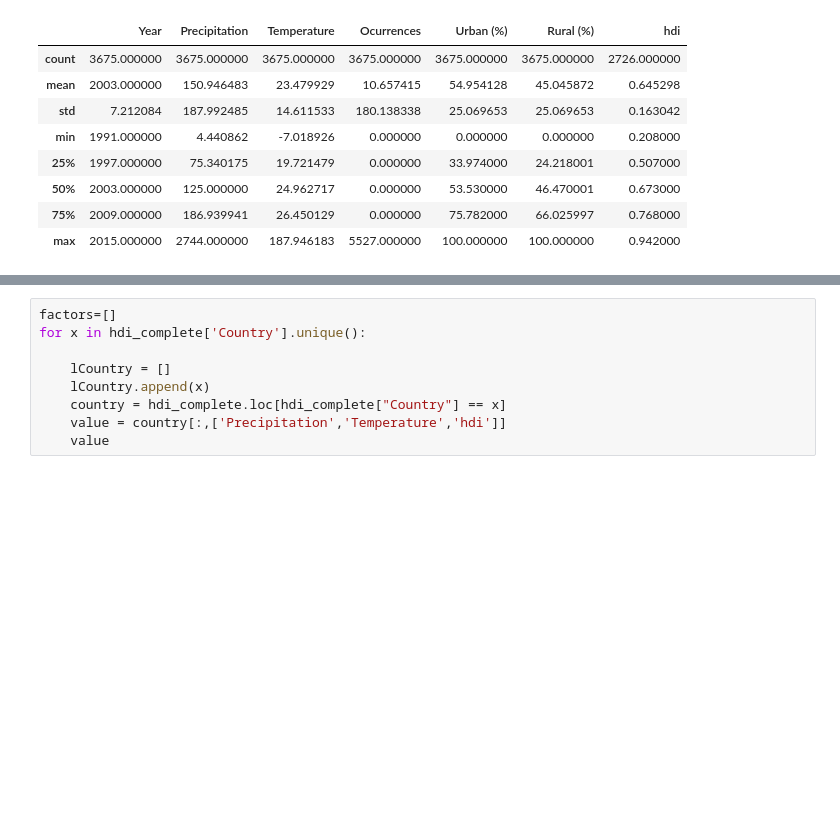
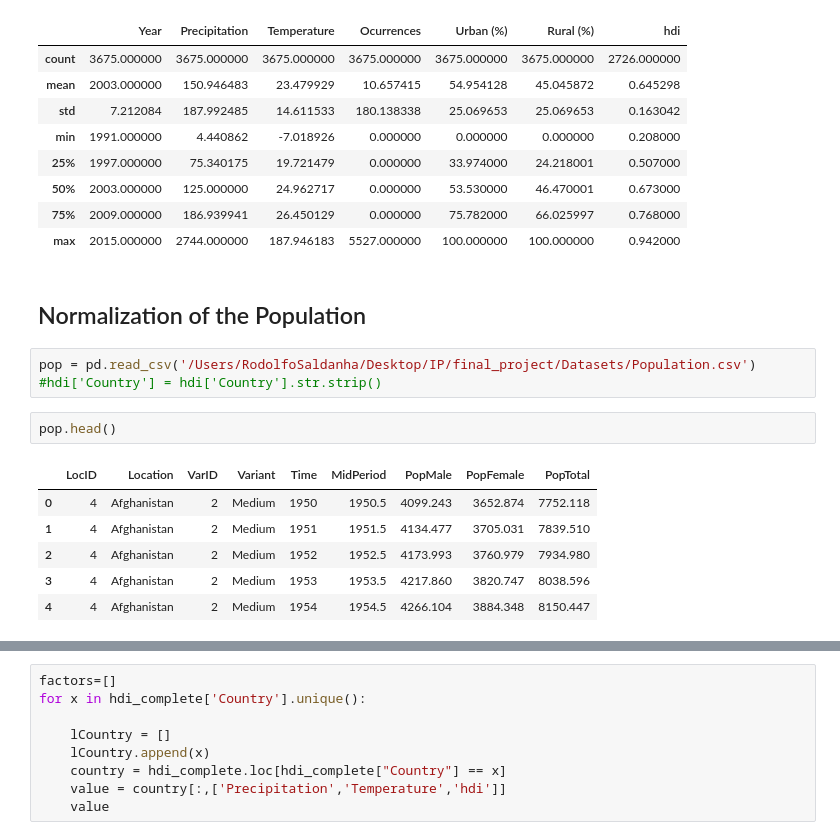
Before and after one commit to QuirkyDataScientist1978/project_dengue_fever, a Jupyter notebook: Final_Project_IP.ipynb, the cells around one changed output, grey strips where cells are left out. Cells and saved outputs as stored; diff of their text form; blank space fills up the shorter version.

```diff
--- a/Final_Project_IP.ipynb
+++ b/Final_Project_IP.ipynb
@@ -461,3 +461,17 @@ t.describe()
 | 50% | 2003.000000 | 125.000000 | 24.962717 | 0.000000 | 53.530000 | 46.470001 | 0.673000 |
 | 75% | 2009.000000 | 186.939941 | 26.450129 | 0.000000 | 75.782000 | 66.025997 | 0.768000 |
 | max | 2015.000000 | 2744.000000 | 187.946183 | 5527.000000 | 100.000000 | 100.000000 | 0.942000 |
+# %% [markdown]
+## Normalization of the Population
+# %%
+pop = pd.read_csv('/Users/RodolfoSaldanha/Desktop/IP/final_project/Datasets/Population.csv')
+#hdi['Country'] = hdi['Country'].str.strip()
+# %%
+pop.head()
+# %% [output]
+|  | LocID | Location | VarID | Variant | Time | MidPeriod | PopMale | PopFemale | PopTotal |
+| 0 | 4 | Afghanistan | 2 | Medium | 1950 | 1950.5 | 4099.243 | 3652.874 | 7752.118 |
+| 1 | 4 | Afghanistan | 2 | Medium | 1951 | 1951.5 | 4134.477 | 3705.031 | 7839.510 |
+| 2 | 4 | Afghanistan | 2 | Medium | 1952 | 1952.5 | 4173.993 | 3760.979 | 7934.980 |
+| 3 | 4 | Afghanistan | 2 | Medium | 1953 | 1953.5 | 4217.860 | 3820.747 | 8038.596 |
+| 4 | 4 | Afghanistan | 2 | Medium | 1954 | 1954.5 | 4266.104 | 3884.348 | 8150.447 |
```
Also changed, not shown: parts of 12 cells of this notebook, 3 other files.
